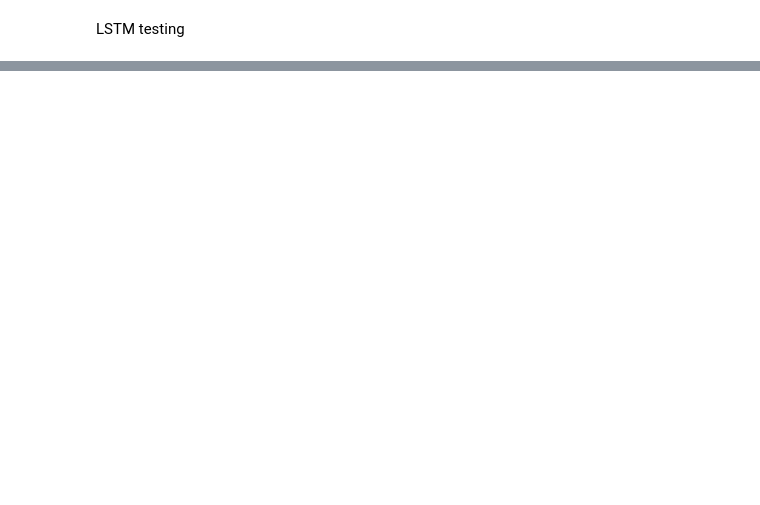
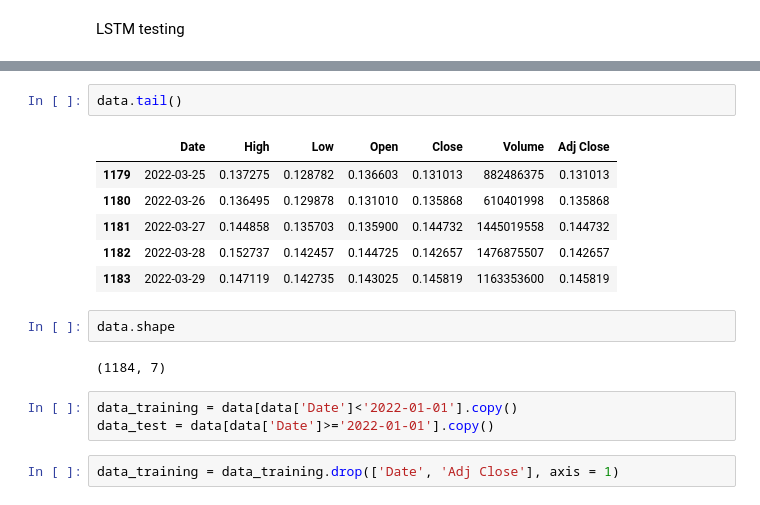
Before and after one commit to MohammedAlghazi17/Memecoin-Finalyear-Project, a Jupyter notebook: Data-Analysis-code.ipynb, the cells around one changed output, grey strips where cells are left out. Cells and saved outputs as stored; diff of their text form; blank space fills up the shorter version.

```diff
--- a/Data-Analysis-code.ipynb
+++ b/Data-Analysis-code.ipynb
@@ -642,0 +702,18 @@ date_time = pd.to_datetime(df.pop('Tweet'), format='%d.%m.%Y %H:%M:%S')
+# %%
+data.tail()
+# %% [output]
+|  | Date | High | Low | Open | Close | Volume | Adj Close |
+| 1179 | 2022-03-25 | 0.137275 | 0.128782 | 0.136603 | 0.131013 | 882486375 | 0.131013 |
+| 1180 | 2022-03-26 | 0.136495 | 0.129878 | 0.131010 | 0.135868 | 610401998 | 0.135868 |
+| 1181 | 2022-03-27 | 0.144858 | 0.135703 | 0.135900 | 0.144732 | 1445019558 | 0.144732 |
+| 1182 | 2022-03-28 | 0.152737 | 0.142457 | 0.144725 | 0.142657 | 1476875507 | 0.142657 |
+| 1183 | 2022-03-29 | 0.147119 | 0.142735 | 0.143025 | 0.145819 | 1163353600 | 0.145819 |
+# %%
+data.shape
+# %% [output]
+(1184, 7)
+# %%
+data_training = data[data['Date']<'2022-01-01'].copy()
+data_test = data[data['Date']>='2022-01-01'].copy()
+# %%
+data_training = data_training.drop(['Date', 'Adj Close'], axis = 1)
```
Also changed, not shown: parts of 40 cells of this notebook, 3 other files.
